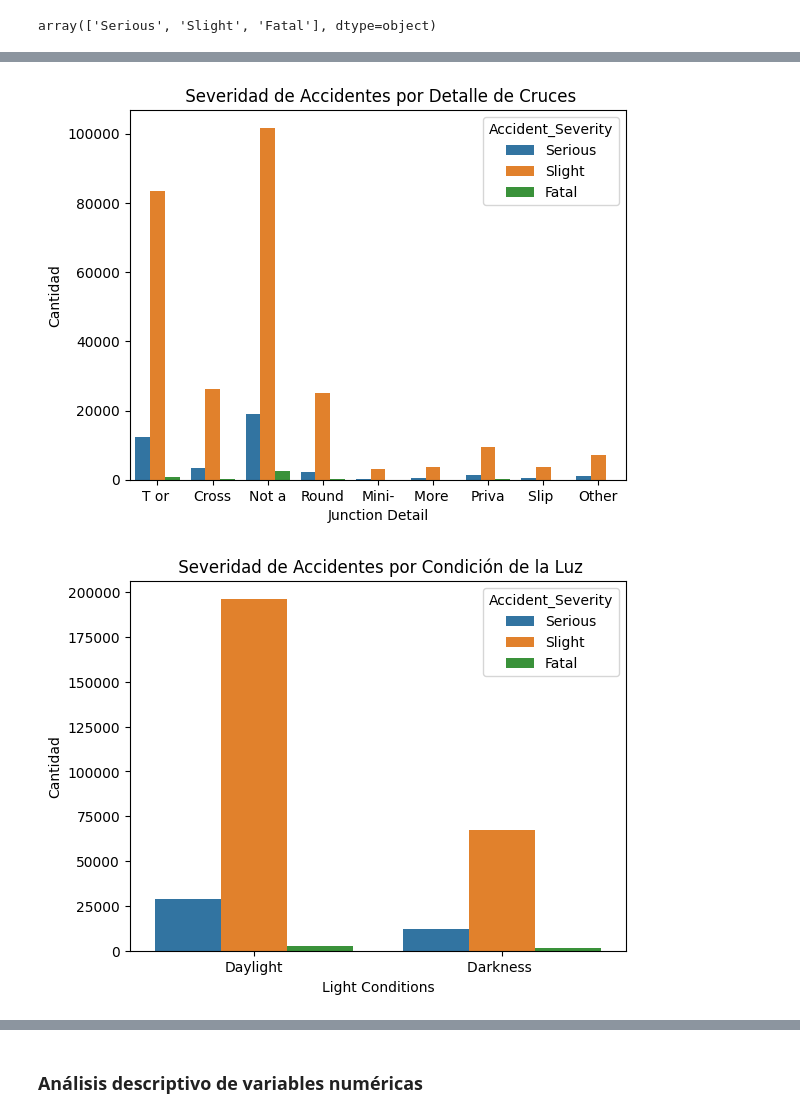
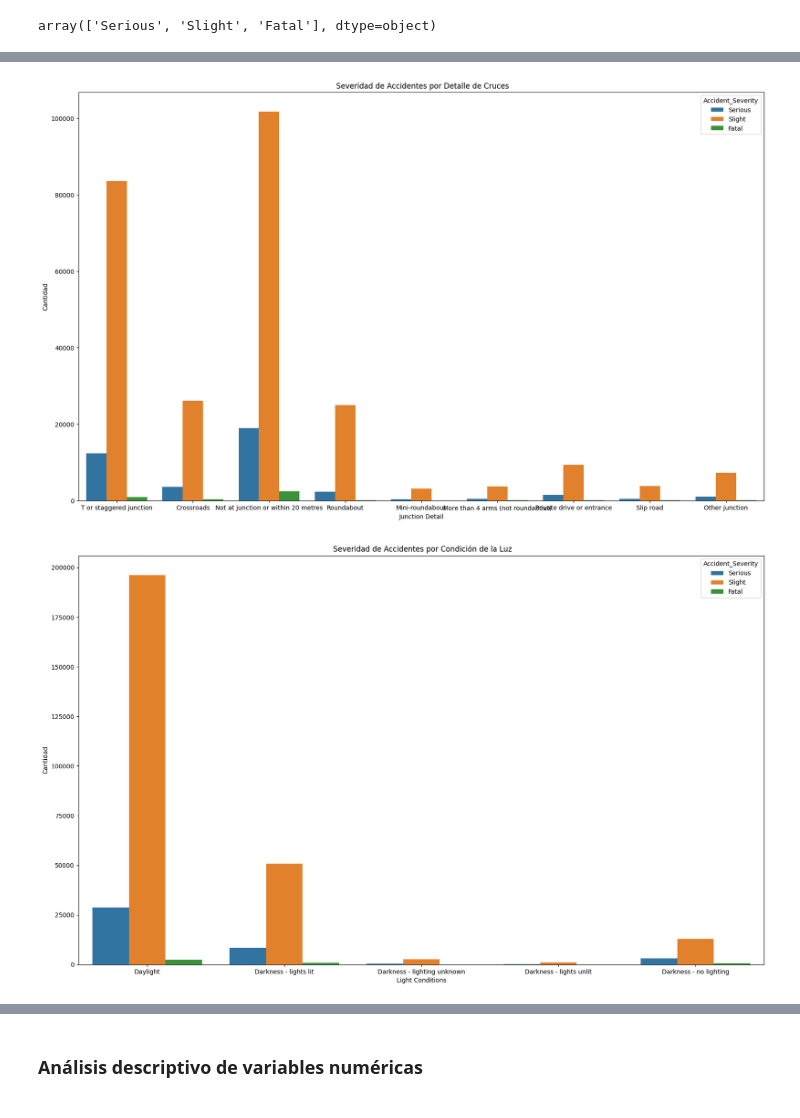
Before and after one commit to ChristianComena/Kaggle-ChristianComena, a Jupyter notebook: an-lisis-predictivo-de-accidentes-vehiculares.ipynb, the cells around one changed output, grey strips where cells are left out. Cells and saved outputs as stored; diff of their text form; code cells hidden in the pictures.

```diff
--- a/an-lisis-predictivo-de-accidentes-vehiculares.ipynb
+++ b/an-lisis-predictivo-de-accidentes-vehiculares.ipynb
@@ -134,17 +322,19 @@ plt.show()
 # %%
-sns.countplot(data = dataCarros, x = dataCarros['Junction_Detail'].str[:5], hue = 'Accident_Severity')
+plt.figure(figsize=(20, 12))
+sns.countplot(data = dataCarros, x = 'Junction_Detail', hue = 'Accident_Severity')
 plt.xlabel('Junction Detail')
 plt.ylabel('Cantidad')
 plt.title(' Severidad de Accidentes por Detalle de Cruces')
 plt.show()
 # %% [output]
-[figure, old version]
+[figure, new version]
 # %%
-sns.countplot(data = dataCarros, x = dataCarros['Light_Conditions'].str[:9], hue = 'Accident_Severity')
+plt.figure(figsize=(20,12))
+sns.countplot(data = dataCarros, x = 'Light_Conditions', hue = 'Accident_Severity')
 plt.xlabel('Light Conditions')
 plt.ylabel('Cantidad')
 plt.title(' Severidad de Accidentes por Condición de la Luz')
 plt.show()
 # %% [output]
-[figure, old version]
+[figure, new version]
 # %%
```
Also changed, not shown: parts of 38 cells of this notebook.
